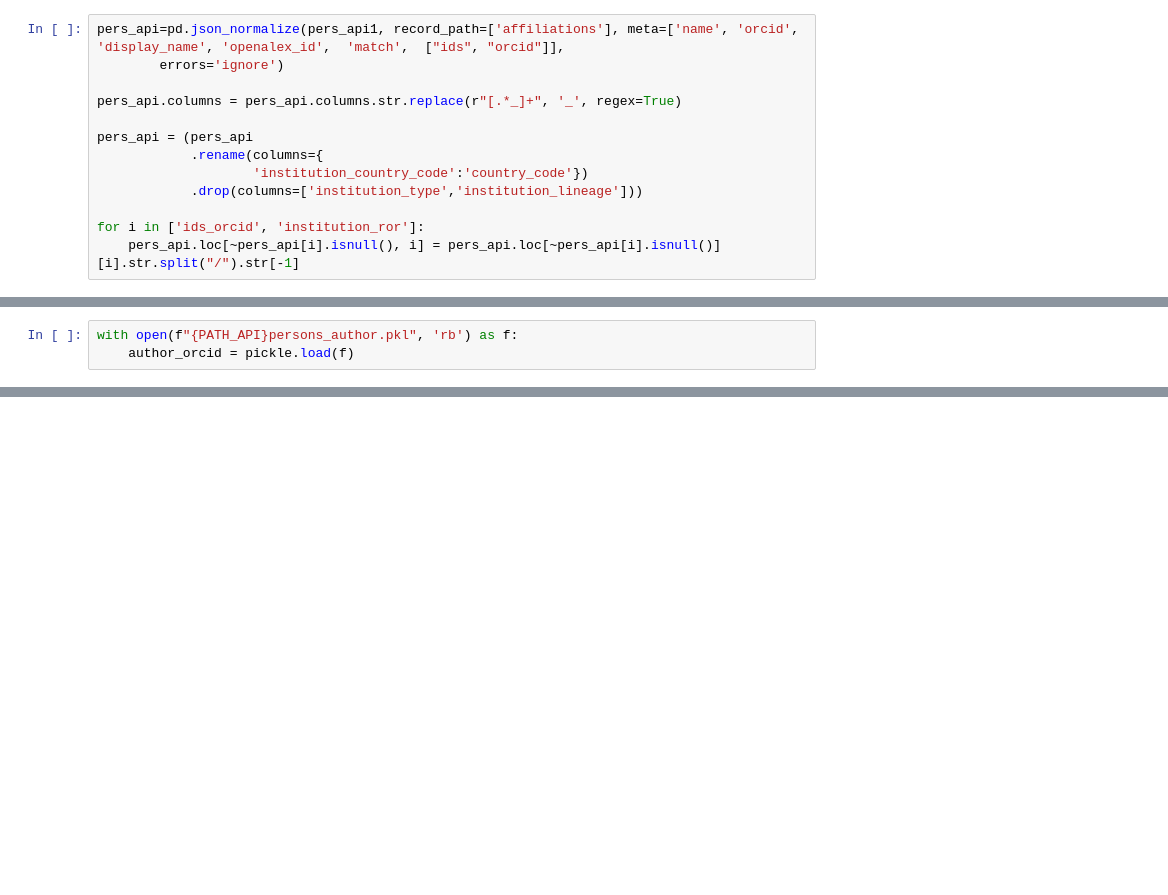
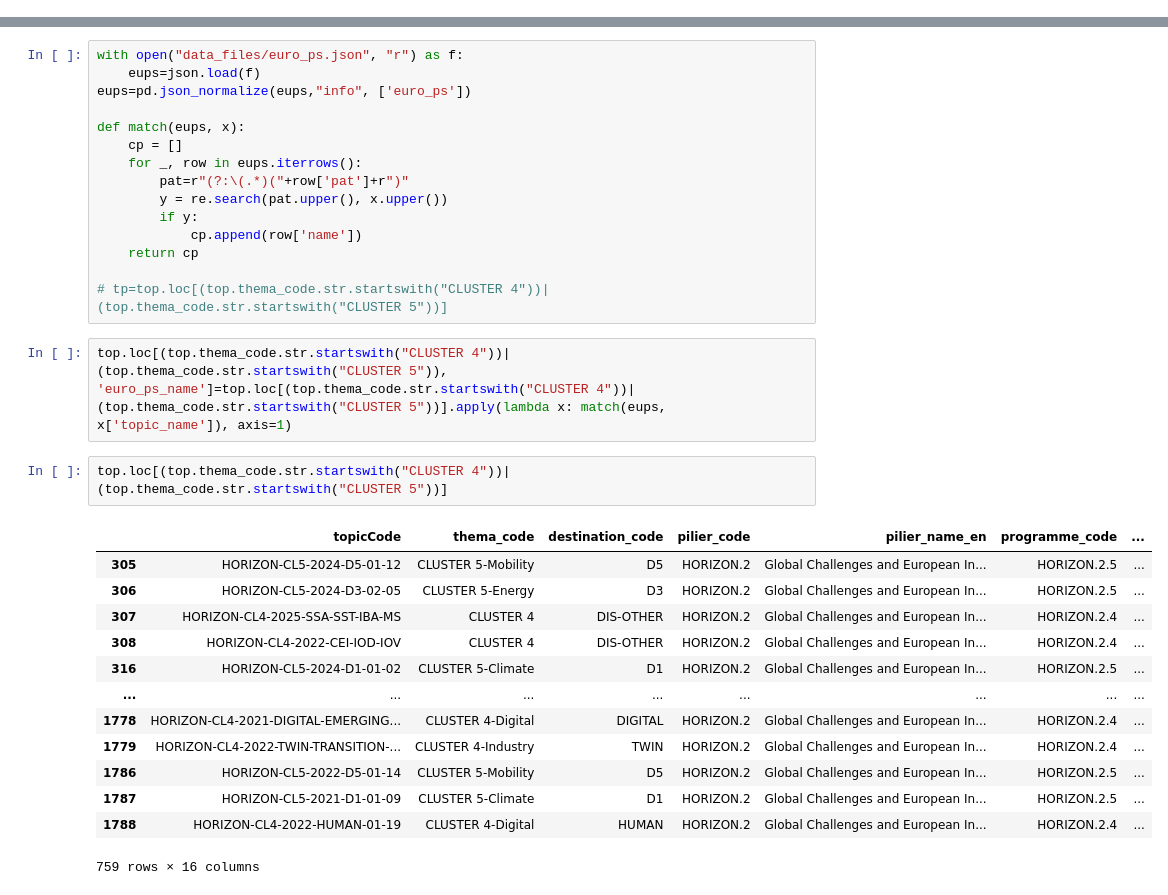
Before and after one commit to dataesr/pcri, a Jupyter notebook: test.ipynb, the cells around one changed output, grey strips where cells are left out. Saved outputs shown, nothing was run; the diff lists cells and outputs as text; blank space fills up the shorter version.

```diff
--- a/test.ipynb
+++ b/test.ipynb
@@ -592,13 +0,0 @@ for i in range(1,3):
-# %%
-pers_api=pd.json_normalize(pers_api1, record_path=['affiliations'], meta=['name', 'orcid', 'display_name', 'openalex_id',  'match',  ["ids", "orcid"]],
-        errors='ignore')
-
-pers_api.columns = pers_api.columns.str.replace(r"[.*_]+", '_', regex=True)
-
-pers_api = (pers_api
-            .rename(columns={
-                    'institution_country_code':'country_code'})
-            .drop(columns=['institution_type','institution_lineage']))
-
-for i in ['ids_orcid', 'institution_ror']:
-    pers_api.loc[~pers_api[i].isnull(), i] = pers_api.loc[~pers_api[i].isnull()][i].str.split("/").str[-1]
@@ -609,3 +0,0 @@ perso_app = pd.read_pickle(f"{PATH_CLEAN}persons_applicants.pkl")
-# %%
-with open(f"{PATH_API}persons_author.pkl", 'rb') as f:
-    author_orcid = pickle.load(f)
@@ -614,0 +341,33 @@ author_orcid
+# %%
+with open("data_files/euro_ps.json", "r") as f:
+    eups=json.load(f)
+eups=pd.json_normalize(eups,"info", ['euro_ps'])
+
+def match(eups, x):
+    cp = []
+    for _, row in eups.iterrows():
+        pat=r"(?:\(.*)("+row['pat']+r")"
+        y = re.search(pat.upper(), x.upper())
+        if y:
+            cp.append(row['name'])
+    return cp
+
+# tp=top.loc[(top.thema_code.str.startswith("CLUSTER 4"))|(top.thema_code.str.startswith("CLUSTER 5"))]
+# %%
+top.loc[(top.thema_code.str.startswith("CLUSTER 4"))|(top.thema_code.str.startswith("CLUSTER 5")), 'euro_ps_name']=top.loc[(top.thema_code.str.startswith("CLUSTER 4"))|(top.thema_code.str.startswith("CLUSTER 5"))].apply(lambda x: match(eups, x['topic_name']), axis=1)
+# %%
+top.loc[(top.thema_code.str.startswith("CLUSTER 4"))|(top.thema_code.str.startswith("CLUSTER 5"))]
+# %% [output]
+|  | topicCode | thema_code | destination_code | pilier_code | pilier_name_en | programme_code | ... |
+| 305 | HORIZON-CL5-2024-D5-01-12 | CLUSTER 5-Mobility | D5 | HORIZON.2 | Global Challenges and European In... | HORIZON.2.5 | ... |
+| 306 | HORIZON-CL5-2024-D3-02-05 | CLUSTER 5-Energy | D3 | HORIZON.2 | Global Challenges and European In... | HORIZON.2.5 | ... |
+| 307 | HORIZON-CL4-2025-SSA-SST-IBA-MS | CLUSTER 4 | DIS-OTHER | HORIZON.2 | Global Challenges and European In... | HORIZON.2.4 | ... |
+| 308 | HORIZON-CL4-2022-CEI-IOD-IOV | CLUSTER 4 | DIS-OTHER | HORIZON.2 | Global Challenges and European In... | HORIZON.2.4 | ... |
+| 316 | HORIZON-CL5-2024-D1-01-02 | CLUSTER 5-Climate | D1 | HORIZON.2 | Global Challenges and European In... | HORIZON.2.5 | ... |
+| ... | ... | ... | ... | ... | ... | ... | ... |
+| 1778 | HORIZON-CL4-2021-DIGITAL-EMERGING... | CLUSTER 4-Digital | DIGITAL | HORIZON.2 | Global Challenges and European In... | HORIZON.2.4 | ... |
+| 1779 | HORIZON-CL4-2022-TWIN-TRANSITION-... | CLUSTER 4-Industry | TWIN | HORIZON.2 | Global Challenges and European In... | HORIZON.2.4 | ... |
+| 1786 | HORIZON-CL5-2022-D5-01-14 | CLUSTER 5-Mobility | D5 | HORIZON.2 | Global Challenges and European In... | HORIZON.2.5 | ... |
+| 1787 | HORIZON-CL5-2021-D1-01-09 | CLUSTER 5-Climate | D1 | HORIZON.2 | Global Challenges and European In... | HORIZON.2.5 | ... |
+| 1788 | HORIZON-CL4-2022-HUMAN-01-19 | CLUSTER 4-Digital | HUMAN | HORIZON.2 | Global Challenges and European In... | HORIZON.2.4 | ... |
+759 rows × 16 columns
```
Also changed, not shown: parts of 57 cells of this notebook, 17 other files.
